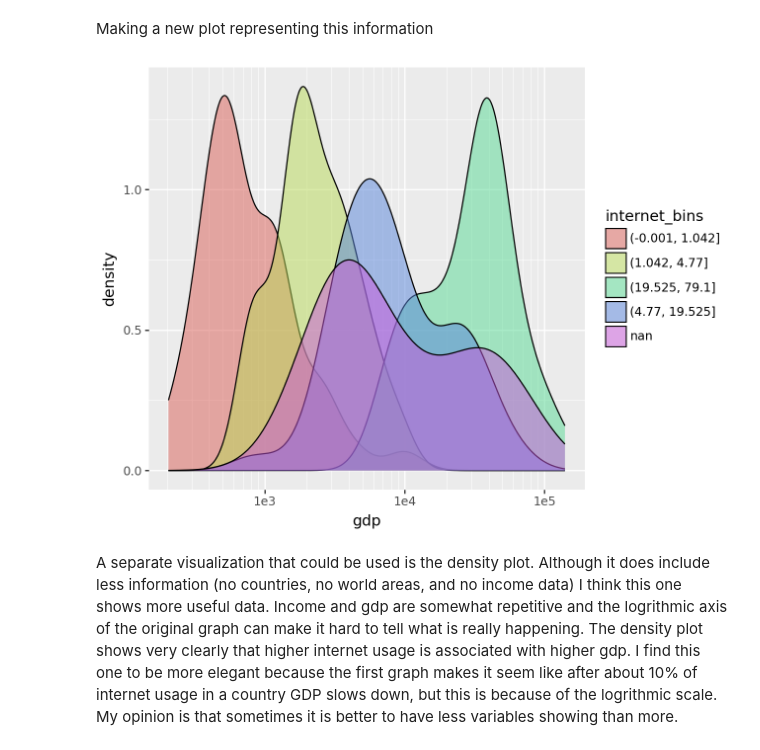
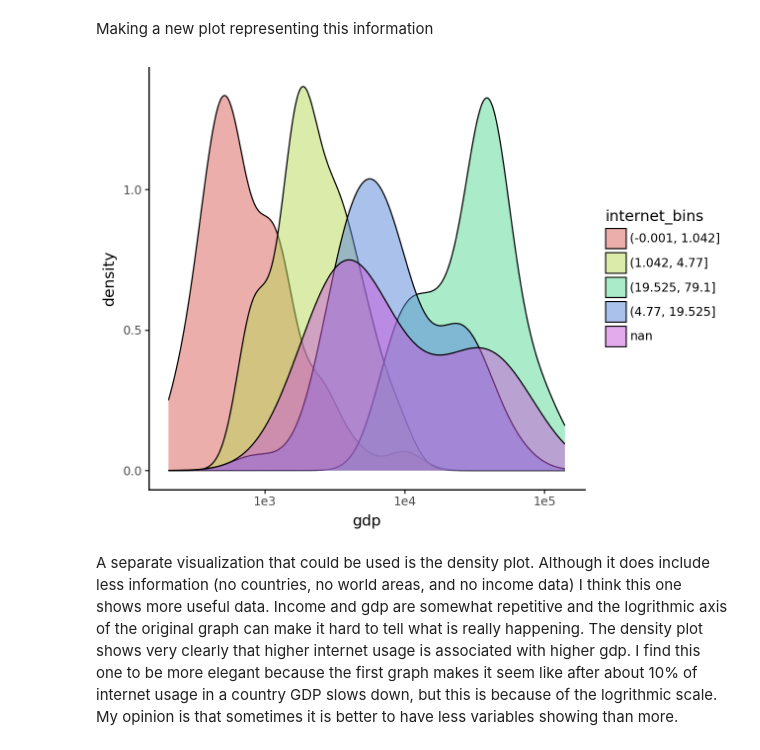
Before and after one commit to davisbove/GSB_544, a Jupyter notebook: Lab_1/Lab_1_Notebook.ipynb, the cells around one changed output. Cells and saved outputs as stored; diff of their text form; code cells hidden in the pictures.

```diff
--- a/Lab_1/Lab_1_Notebook.ipynb
+++ b/Lab_1/Lab_1_Notebook.ipynb
@@ -125,8 +125,8 @@ Making a new plot representing this information
 df3["internet_bins"] = pd.qcut(df3["internet_users"], q =4)
 df3["internet_bins"] = df3["internet_bins"].astype(str)
 # %%
-(ggplot(df3, aes(x = "gdp", fill = "internet_bins" )) + p9.geom_density(alpha = 0.5)+ scale_x_log10())
+(ggplot(df3, aes(x = "gdp", fill = "internet_bins" )) + p9.geom_density(alpha = 0.5)+ scale_x_log10()+ theme_classic())
 # %% [output]
-[figure, old version]
+[figure, new version]
 # %% [markdown]
 A separate visualization that could be used is the density plot. Although it does include less information (no countries, no world areas, and no income data) I think this one shows more useful data. Income and gdp are somewhat repetitive and the logrithmic axis of the original graph can make it hard to tell what is really happening. The density plot shows very clearly that higher internet usage is associated with higher gdp. I find this one to be more elegant because the first graph makes it seem like after about 10% of internet usage in a country GDP slows down, but this is because of the logrithmic scale. My opinion is that sometimes it is better to have less variables showing than more.
```
